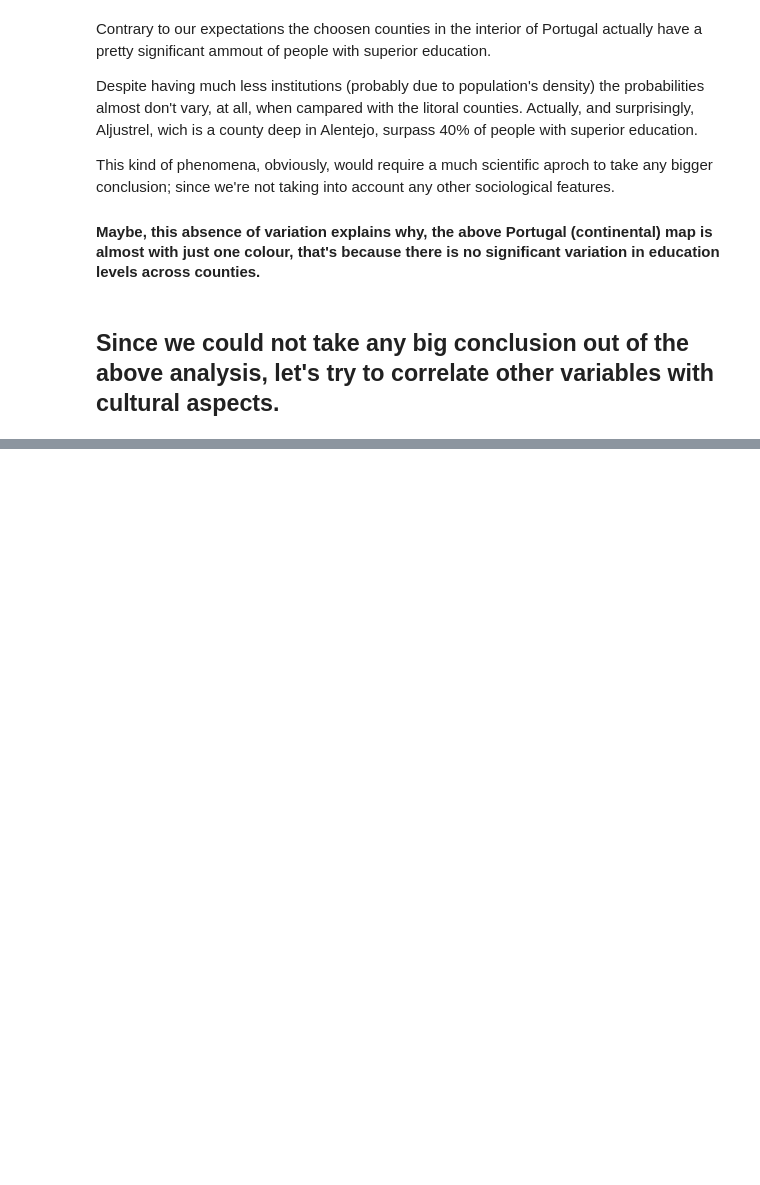
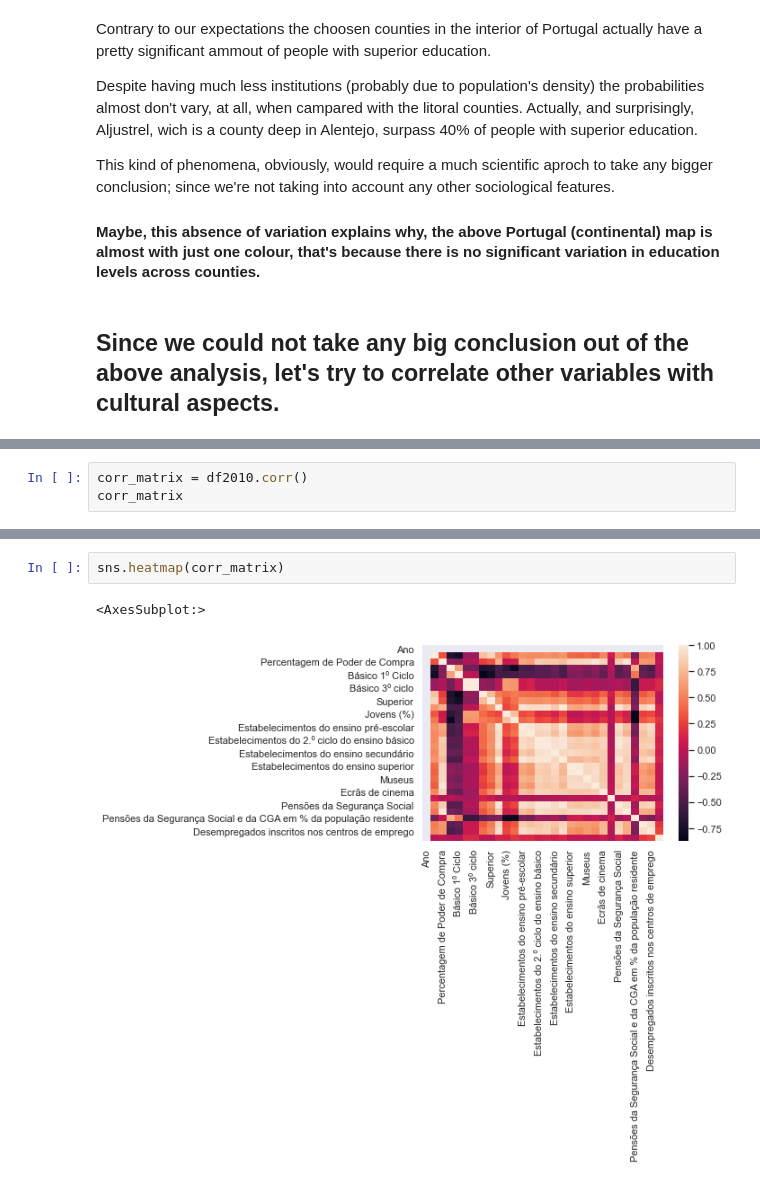
Before and after one commit to hjoaquim/psn-fs-js-hj, a Jupyter notebook: projeto-final.ipynb, the cells around one changed output, grey strips where cells are left out. Drawn from its saved outputs; the diff is of its cells as text; blank space fills up the shorter version.

```diff
--- a/projeto-final.ipynb
+++ b/projeto-final.ipynb
@@ -278,0 +288,3 @@ df
+# %%
+corr_matrix = df2010.corr()
+corr_matrix
@@ -278,0 +310,5 @@ df
+# %%
+sns.heatmap(corr_matrix)
+# %% [output]
+<AxesSubplot:>
+[figure, added]
```
Also changed, not shown: parts of 21 cells of this notebook.
